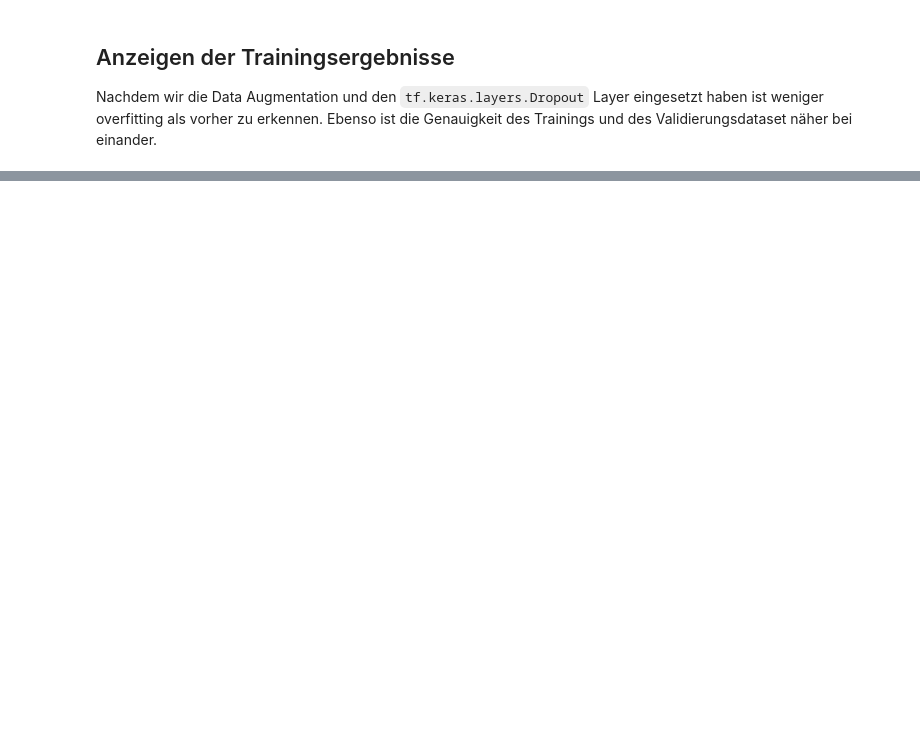
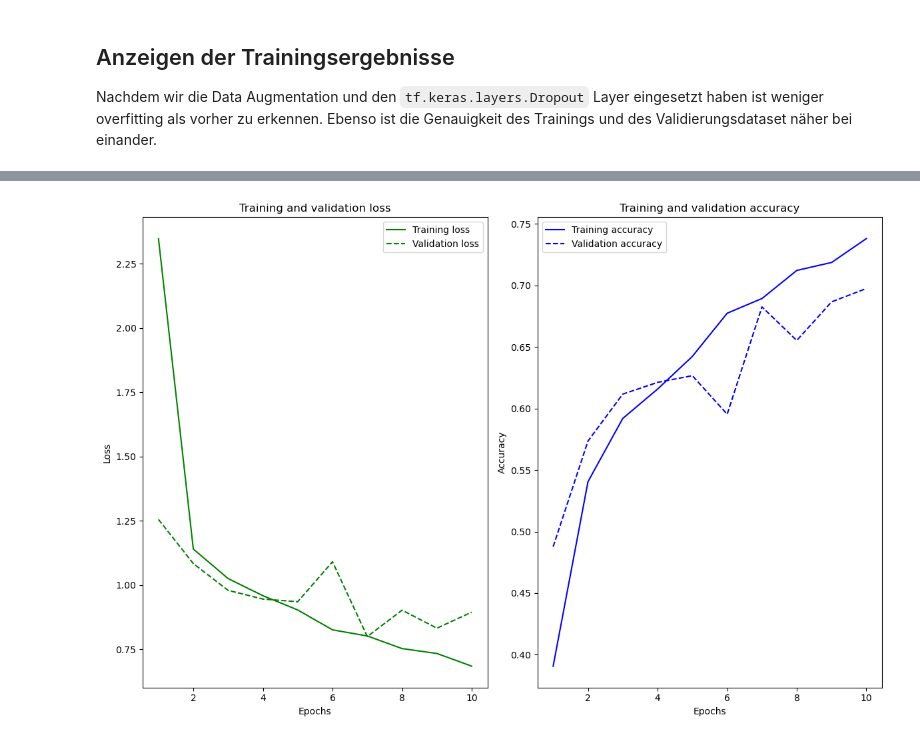
Before and after one commit to vgoehler/NAWICamp2024, a Jupyter notebook: 02_Bild_Klassifizierung.ipynb, the cells around one changed output, grey strips where cells are left out. Saved outputs shown, nothing was run; the diff lists cells and outputs as text; code cells hidden in the pictures; blank space fills up the shorter version.

```diff
--- a/02_Bild_Klassifizierung.ipynb
+++ b/02_Bild_Klassifizierung.ipynb
@@ -480,0 +525,44 @@ Dieses Bild gehört zu sunflowers mit 97.77 %.
+# %%
+# RESET
+tf.keras.backend.clear_session()
+
+
+model_exp = Sequential([
+    # data augmentation part
+    layers.RandomFlip("horizontal",
+                      input_shape=(img_height,
+                                  img_width,
+                                  3)),
+    layers.RandomRotation(0.1),
+    layers.RandomZoom(0.1),
+    # normalization
+    layers.Rescaling(1./255),
+    # Neural Net
+    layers.Conv2D(16, 3, padding='same', activation='relu', kernel_initializer='he_normal'),
+    layers.MaxPooling2D(),
+    layers.Conv2D(32, 3, padding='same', activation='relu', kernel_initializer='he_normal'),
+    layers.MaxPooling2D(),
+    layers.Conv2D(64, 3, padding='same', activation='relu', kernel_initializer='he_normal'),
+    layers.MaxPooling2D(),
+    layers.Dropout(0.2),
+    # Entscheidungsebene
+    layers.Flatten(),
+    layers.Dense(128, activation='relu'),
+    # letzen Layer nicht ändern, brauchen wir !
+    layers.Dense(num_classes)
+])
+
+
+model_exp.compile(optimizer='adam',
+              loss=tf.keras.losses.SparseCategoricalCrossentropy(from_logits=True),
+              metrics=['accuracy'])
+
+
+history_exp = model_exp.fit(
+  train_ds,
+  validation_data=val_ds,
+  epochs=10
+)
+
+plot_acc_val(history_exp.history)
+# %% [output]
@@ -480,0 +589 @@ Dieses Bild gehört zu sunflowers mit 97.77 %.
+[figure, added]
```
Also changed, not shown: parts of 30 cells of this notebook.
